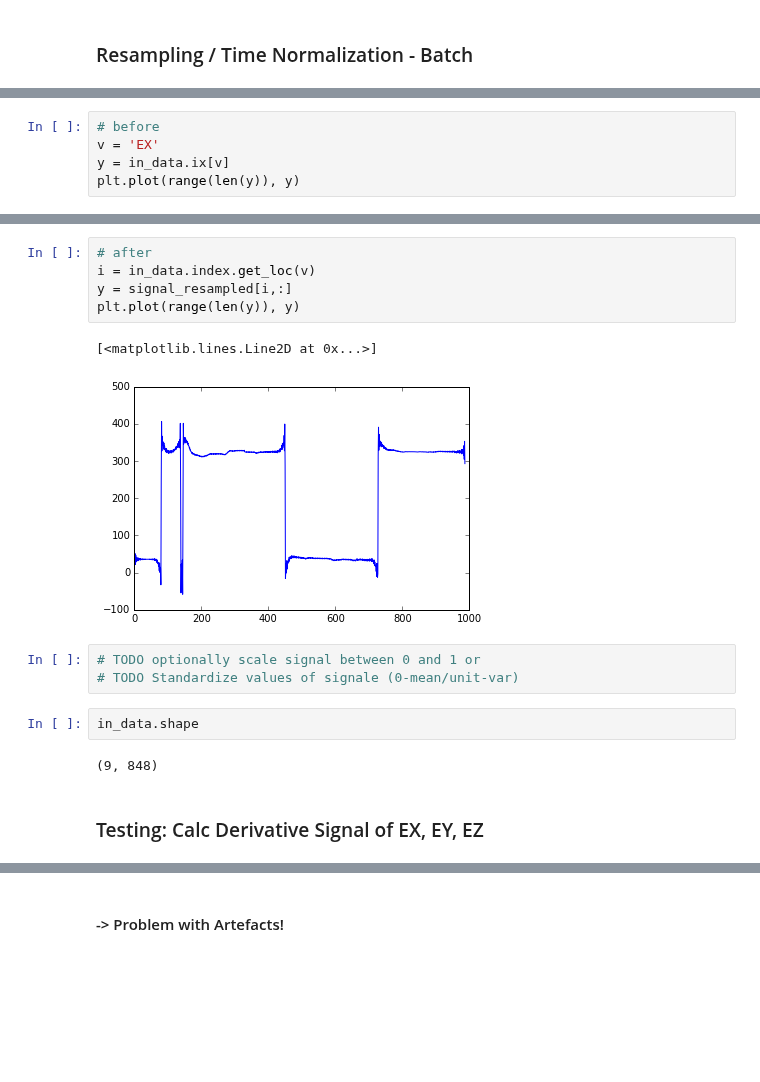
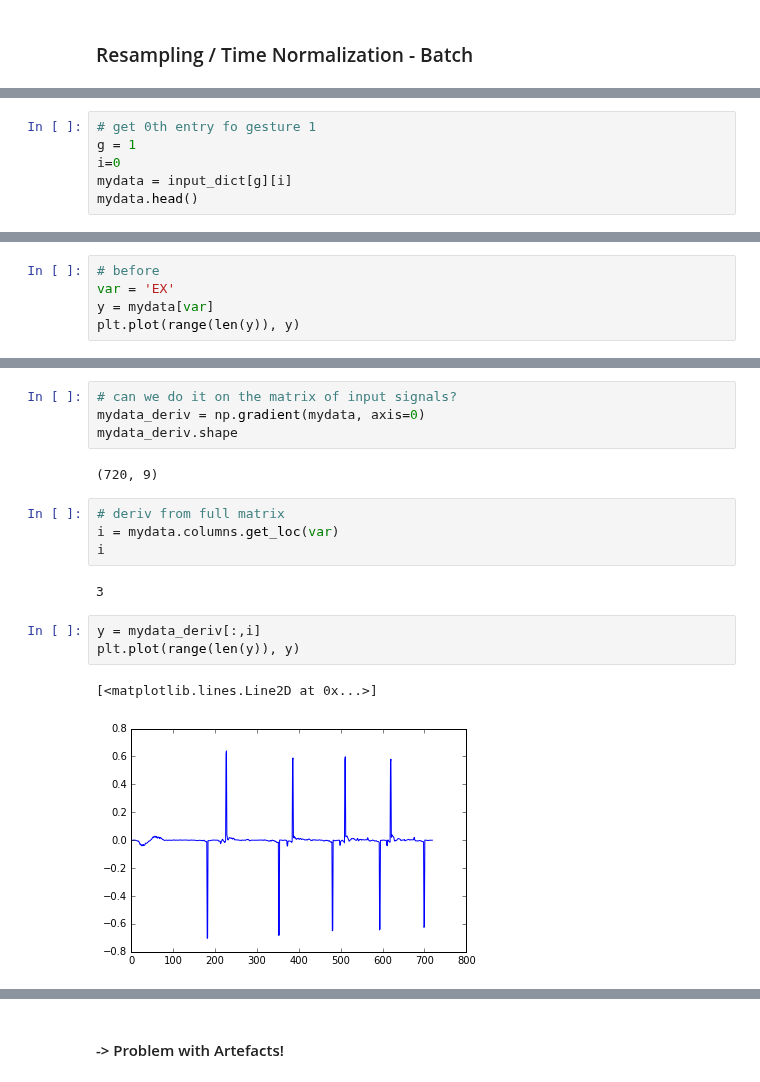
Before and after one commit to Make-O-Matic/MOM-Engine, a Jupyter notebook: data_preprocess_TU.ipynb, the cells around one changed output, grey strips where cells are left out. Cells and saved outputs as stored; diff of their text form; blank space fills up the shorter version.

```diff
--- a/data_preprocess_TU.ipynb
+++ b/data_preprocess_TU.ipynb
@@ -1732,0 +1705,6 @@ array([[  9.00000036e-02,   3.90414378e-02,   6.43432327e-03, ...,
+# %%
+# get 0th entry fo gesture 1
+g = 1
+i=0
+mydata = input_dict[g][i]
+mydata.head()
@@ -1733,7 +1718,7 @@ array([[  9.00000036e-02,   3.90414378e-02,   6.43432327e-03, ...,
 # %%
 # before
-v = 'EX'
-y = in_data.ix[v]
+var = 'EX'
+y = mydata[var]
 plt.plot(range(len(y)), y)
 # %% [output]
 [<matplotlib.lines.Line2D at 0x...>]
@@ -1741,17 +1756,18 @@ plt.plot(range(len(y)), y)
+# %%
+# can we do it on the matrix of input signals?
+mydata_deriv = np.gradient(mydata, axis=0)
+mydata_deriv.shape
+# %% [output]
+(720, 9)
+# %%
+# deriv from full matrix
+i = mydata.columns.get_loc(var)
+i
+# %% [output]
+3
 # %%
-# after
-i = in_data.index.get_loc(v)
-y = signal_resampled[i,:]
+y = mydata_deriv[:,i]
 plt.plot(range(len(y)), y)
 # %% [output]
 [<matplotlib.lines.Line2D at 0x...>]
-[figure, old version]
+[figure, new version]
-# %%
-# TODO optionally scale signal between 0 and 1 or
-# TODO Standardize values of signale (0-mean/unit-var)
-# %%
-in_data.shape
-# %% [output]
-(9, 848)
-# %% [markdown]
-### Testing: Calc Derivative Signal of EX, EY, EZ
```
Also changed, not shown: parts of 35 cells of this notebook.
